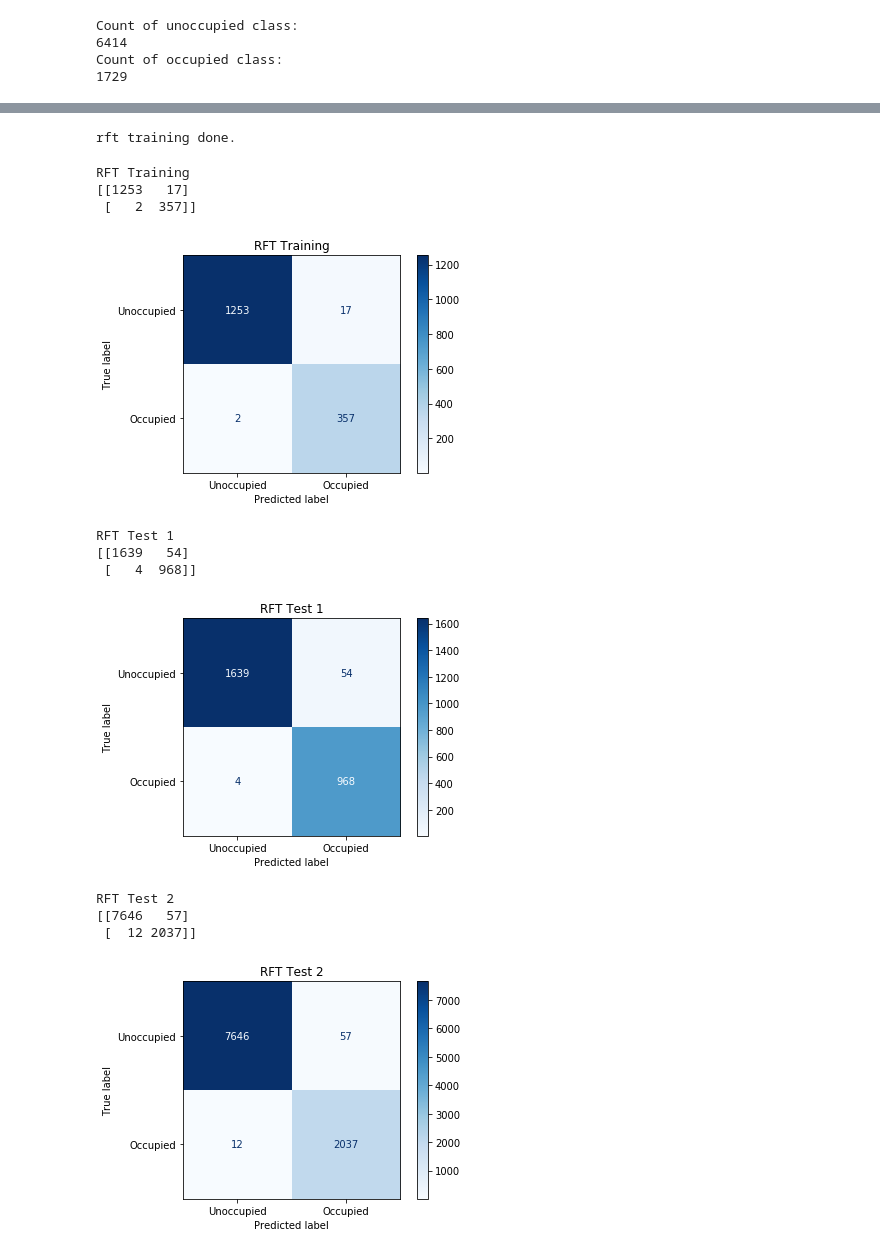
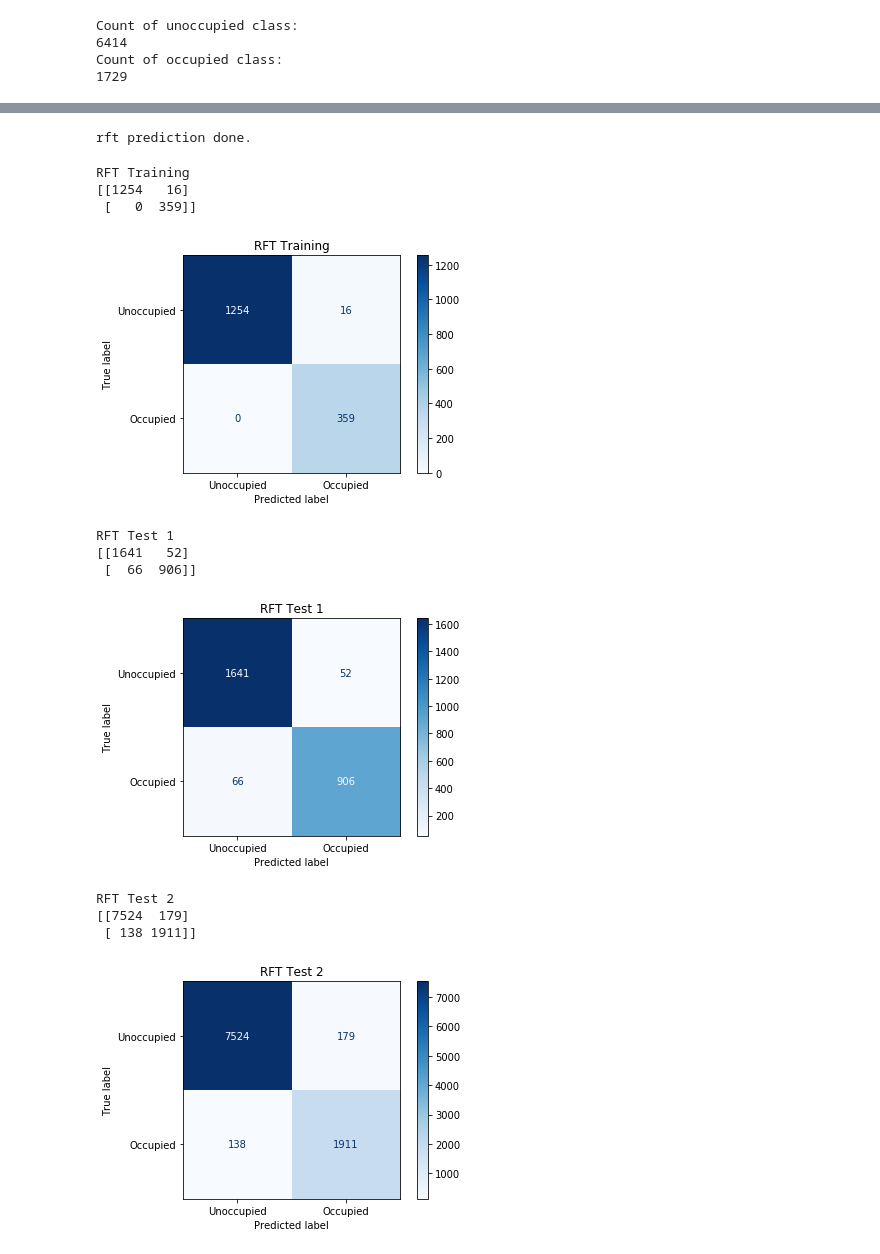
Before and after one commit to galib96/occupancy-detection-uci-data, a Jupyter notebook: CODE_FILES/occupancy_detection.ipynb, the cells around one changed output, grey strips where cells are left out. Drawn from its saved outputs; the diff is of its cells as text; code cells hidden in the pictures.

Commit message:
SMOTE method applied with pipeline, model improved

```diff
--- a/CODE_FILES/occupancy_detection.ipynb
+++ b/CODE_FILES/occupancy_detection.ipynb
@@ -164,14 +190,11 @@ def test_set_creator(df):
     y_t = df['Occupancy'].values # labels
     return X_t, y_t
 # %%
-X = df_train.drop('Occupancy', axis=1).values
-y = df_train['Occupancy'].values
+X = data.drop('Occupancy', axis=1).values
+y = data['Occupancy'].values
 
 X_train, X_test, y_train, y_test = train_test_split(
     X, y,
     test_size = 0.2,
     random_state = 1
     )
-
-X_test1, y_test1 = test_set_creator(df_test1)
-X_test2, y_test2 = test_set_creator(df_test2)
@@ -178 +204,6 @@ X_test2, y_test2 = test_set_creator(df_test2)
+# %%
+pipeline = Pipeline([
+    ('sampling',SMOTE(sampling_strategy = 1.0)),
+    ('rft',RandomForestClassifier())
+])
 # %%
@@ -230,0 +276,2 @@ Fitting 3 folds for each of 100 candidates, totalling 300 fits
+# %%
+rft_best = rft_random.best_estimator_
@@ -234,18 +285,19 @@ Fitting 3 folds for each of 100 candidates, totalling 300 fits
 # rft = RandomForestClassifier(max_depth = 5)
 # rft.fit(X_train, y_train)
 
-rft_ypred = rf_random.predict(X_test)
-rft_ypred_test1 = rf_random.predict(X_test1)
-rft_ypred_test2 = rf_random.predict(X_test2)
 
-print("rft training done.")
+rft_ypred = rft_best.predict(X_test)
+rft_ypred_test1 = rft_best.predict(X_test1)
+rft_ypred_test2 = rft_best.predict(X_test2)
+
+print("rft prediction done.")
 # %% [output]
-rft training done.
+rft prediction done.
 # %%
 # model names, models and predicted values for each model
-models = {'RFT Training':[rf_random, rft_ypred, y_test, X_test],
-        'RFT Test 1':[rf_random, rft_ypred_test1, y_test1, X_test1],
-        'RFT Test 2':[rf_random, rft_ypred_test2, y_test2, X_test2]}
+models = {'RFT Training':[rft_best, rft_ypred, y_test, X_test],
+        'RFT Test 1':[rft_best, rft_ypred_test1, y_test1, X_test1],
+        'RFT Test 2':[rft_best, rft_ypred_test2, y_test2, X_test2]}
 
 # list of classes
 class_names = ['Unoccupied','Occupied']
@@ -259,43 +311,43 @@ recall = {}
 for model, model_output in models.items():
     acc = accuracy_score(model_output[2], model_output[1]) # accuracy
     pre = precision_score(model_output[2], model_output[1]) # precision
     rec = recall_score(model_output[2], model_output[1]) # recall
     f1_sc = f1_score(model_output[2], model_output[1]) # f1 score
 
     # rounding and saving values to disctionary
     accuracy[model] = round(acc,3)
     precision[model] = round(pre,3)
     recall[model] = round(rec,3)
     f1_score_dict[model] = round(f1_sc,3)
 
     # plotting confusion matrix for each model
     disp = plot_confusion_matrix(
         model_output[0],
         model_output[3],
         model_output[2],
         display_labels=class_names,
         cmap=plt.cm.Blues
     )
 
     disp.ax_.set_title(model)
 
     print(model)
     print(disp.confusion_matrix)
 
     plt.show()
 # %% [output]
 RFT Training
-[[1253   17]
- [   2  357]]
+[[1254   16]
+ [   0  359]]
-[figure, old version]
+[figure, new version]
 RFT Test 1
-[[1639   54]
- [   4  968]]
+[[1641   52]
+ [  66  906]]
-[figure, old version]
+[figure, new version]
 RFT Test 2
-[[7646   57]
- [  12 2037]]
+[[7524  179]
+ [ 138 1911]]
-[figure, old version]
+[figure, new version]
 # %%
 print(pd.Series(accuracy).to_frame('Accuracy'))
 print('--------------')
```
Also changed, not shown: parts of 20 cells of this notebook.
